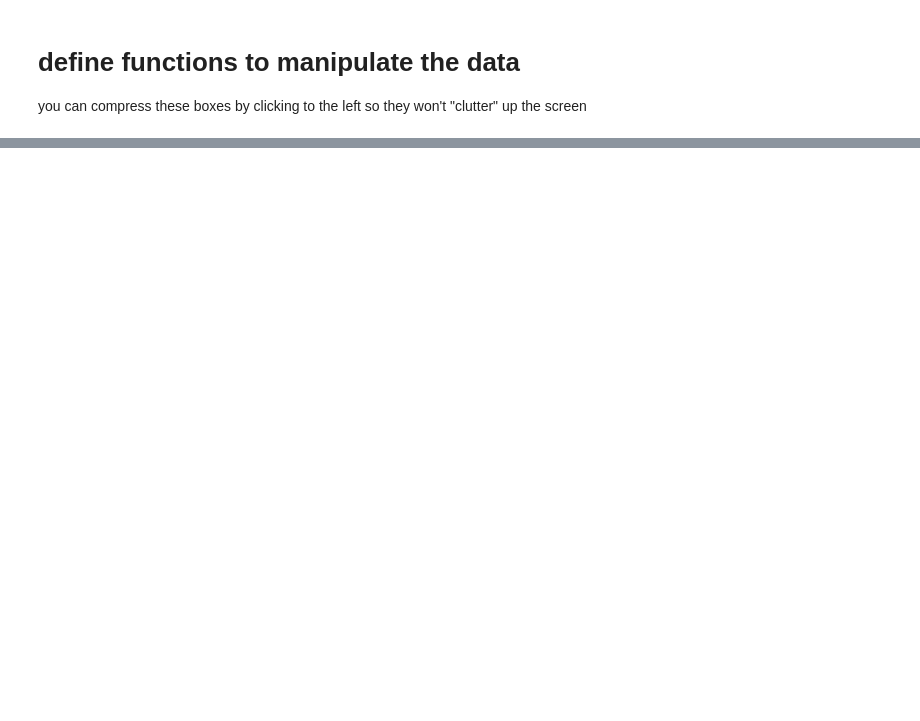
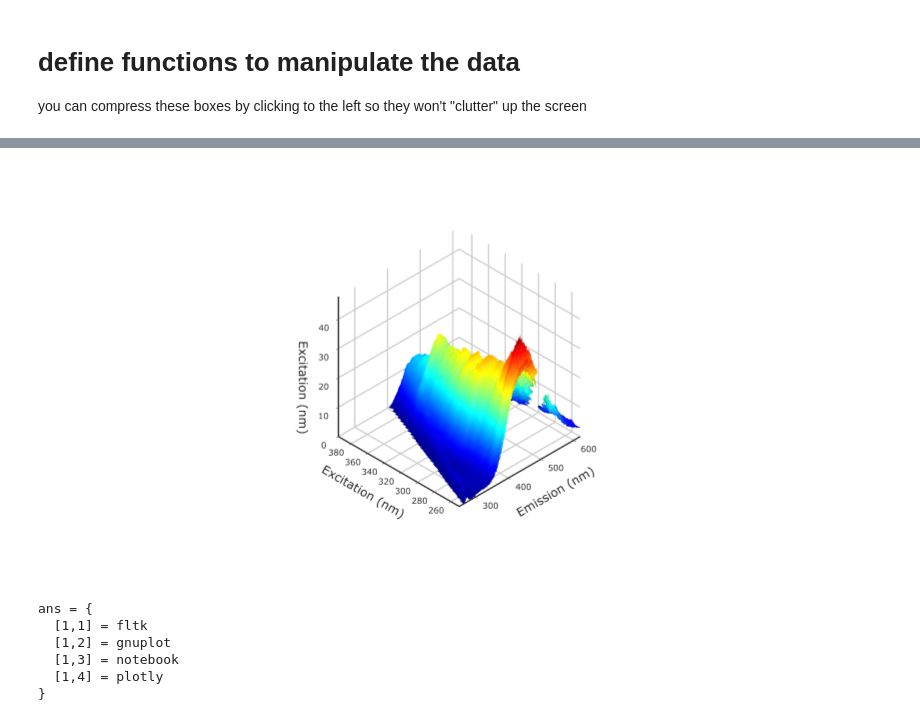
Before and after one commit to skotssd/geochemicalscripts, a Jupyter notebook: FEEM/generateFEEMplots.ipynb, the cells around one changed output, grey strips where cells are left out. Saved outputs shown, nothing was run; the diff lists cells and outputs as text; code cells hidden in the pictures; blank space fills up the shorter version.

Commit message:
try fltk in apt.txt and also revise generateFEEM for Xeus-octave

```diff
--- a/FEEM/generateFEEMplots.ipynb
+++ b/FEEM/generateFEEMplots.ipynb
@@ -211,0 +199,21 @@ print wire.png -dpng
+# %%
+% use the plotly plotting command to make the surface rotatable
+graphics_toolkit ("plotly");
+makesurfaceplot(F,em,ex)
+# %% [output]
+[figure, added]
+# %%
+% print the plots as files for download.  also download data as a mat file
+
+save data.mat F em ex
+
+available_graphics_toolkits ()
+graphics_toolkit ("fltk");
+makesurfaceplot(F,em,ex)
+# %% [output]
+ans = {
+  [1,1] = fltk
+  [1,2] = gnuplot
+  [1,3] = notebook
+  [1,4] = plotly
+}
```
Also changed, not shown: parts of 7 cells of this notebook, 2 other files.
